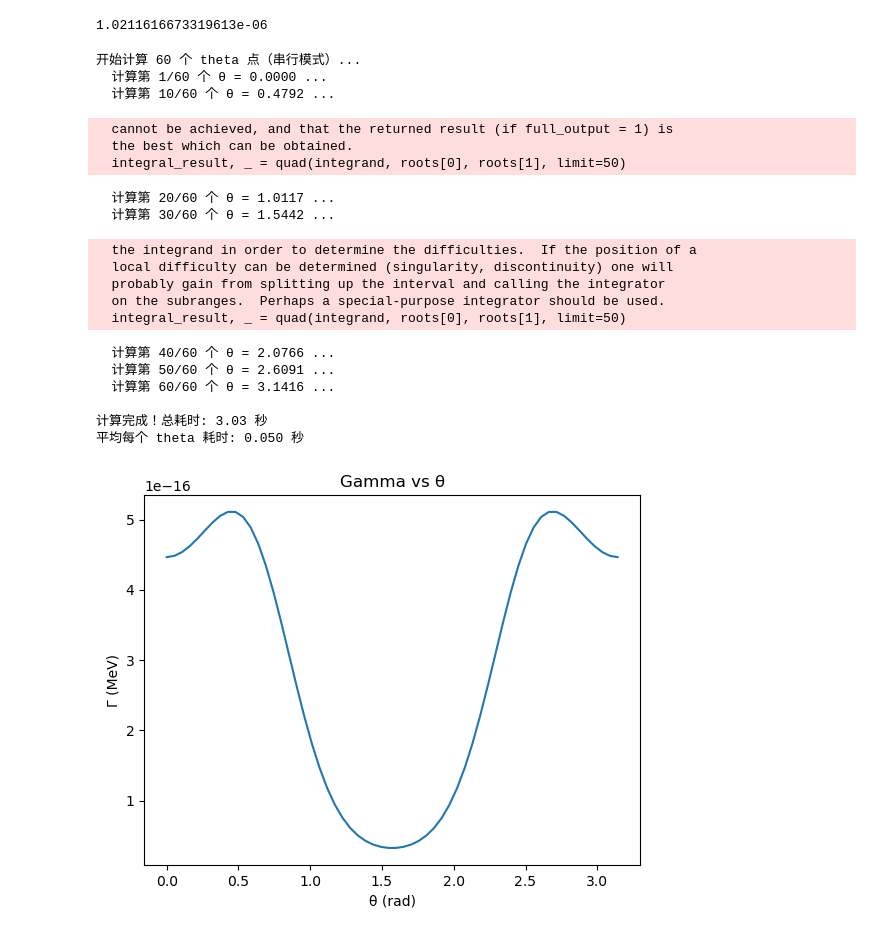
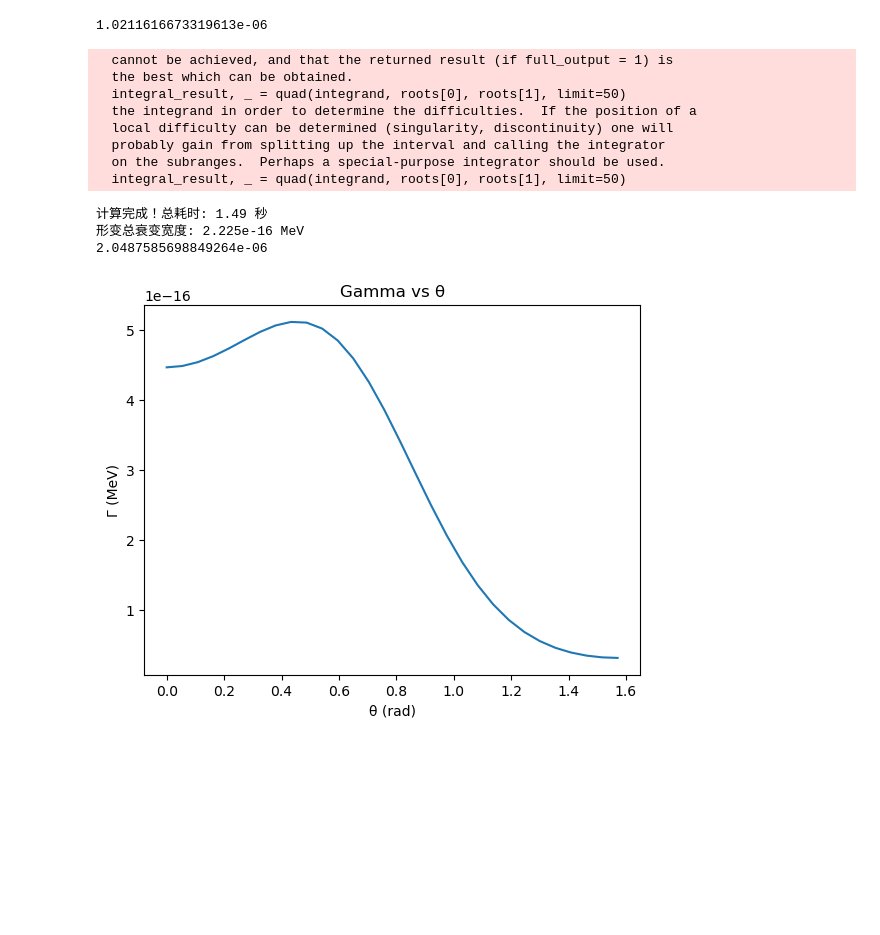
Before and after one commit to Duohereshui99/fit.test, a Jupyter notebook: ff/ff.ipynb, the cells around one changed output. Drawn from its saved outputs; the diff is of its cells as text; code cells hidden in the pictures; blank space fills up the shorter version.

```diff
--- a/ff/ff.ipynb
+++ b/ff/ff.ipynb
@@ -197,26 +195,19 @@ def compute_gamma_for_theta(theta, m1, m2, z1, z2, Rc0, V0, a0, r0, P0, beta2, b
     action, _ = quad(k, roots[1], roots[2], limit=50)
     Gamma = P0 * F * hbarc**2 / (4 * mu) * np.exp(-2 * action)
 
-
+# Gamma(theta)
     return Gamma
 
-def Model(m1, m2, z1, z2, Rc0, V0, a0, r0, P0, beta2, beta4, beta2tilde, beta4tilde, n_theta):
-    """
-    计算 Gamma(theta) 在 [0, π] 上的数组（串行版本，无并行）
-    n_theta: theta 网格点数，默认 120
-    """
+def Model(m1, m2, z1, z2, Rc0, V0, a0, r0, P0, beta2, beta4, beta2tilde, beta4tilde, n_theta=30):
+
     import time
     start_time = time.time()
 
-    theta_grid = np.linspace(0, np.pi, n_theta)
-
-    print(f"开始计算 {n_theta} 个 theta 点（串行模式）...")
+    theta_grid = np.linspace(0, np.pi/2, n_theta)
+    sin_theta = np.sin(theta_grid)
 
     gamma_list = []
     for idx, theta in enumerate(theta_grid, 1):
-        # 打印进度（每 10 个点输出一次）
-        if idx % 10 == 0 or idx == 1 or idx == n_theta:
-            print(f"  计算第 {idx}/{n_theta} 个 θ = {theta:.4f} ...")
 
         gamma = compute_gamma_for_theta(
             theta, m1, m2, z1, z2, Rc0, V0, a0, r0, P0, beta2, beta4, beta2tilde, beta4tilde
@@ -224,46 +215,40 @@ def Model(m1, m2, z1, z2, Rc0, V0, a0, r0, P0, beta2, beta4, beta2tilde, beta4ti
         gamma_list.append(gamma)
 
     Gamma_array = np.array(gamma_list)
+    integrand = Gamma_array * sin_theta
+    Gamma_total = simpson(integrand, x=theta_grid)
 
     total_time = time.time() - start_time
+
     print(f"\n计算完成！总耗时: {total_time:.2f} 秒")
-    print(f"平均每个 theta 耗时: {total_time / n_theta:.3f} 秒")
 
-    # 返回 theta 和 Gamma 的对应关系
-    return theta_grid, Gamma_array
+# Gamma(theta)
+    return theta_grid, Gamma_array, Gamma_total
 # %%
 gamma_0=compute_gamma_for_theta(0, m1, m2, z1, z2, Rc0, V0, a0, r0, P0, beta2, beta4, beta2tilde, beta4tilde)
 print(hbarc*np.log(2)/gamma_0*1/3*1e-23)
 # %% [output]
 1.0211616673319613e-06
 # %%
-theta_arr, Gamma_arr = Model(m1, m2, z1, z2, Rc0, V0, a0, r0, P0, beta2, beta4, beta2tilde, beta4tilde, n_theta=60)
+theta_arr, Gamma_arr, Gamma_ave = Model(m1, m2, z1, z2, Rc0, V0, a0, r0, P0, beta2, beta4, beta2tilde, beta4tilde)
 
-# 画图查看
-import matplotlib.pyplot as plt
+print(f"形变总衰变宽度: {Gamma_ave:.3e} MeV")
+print(hbarc*np.log(2)/Gamma_ave*1/3*1e-23)
 plt.plot(theta_arr, Gamma_arr)
 plt.xlabel("θ (rad)")
 plt.ylabel("Γ (MeV)")
 plt.title("Gamma vs θ")
 plt.show()
 # %% [output]
-开始计算 60 个 theta 点（串行模式）...
-  计算第 1/60 个 θ = 0.0000 ...
-  计算第 10/60 个 θ = 0.4792 ...
+  cannot be achieved, and that the returned result (if full_output = 1) is
+  the best which can be obtained.
+  integral_result, _ = quad(integrand, roots[0], roots[1], limit=50)
+  the integrand in order to determine the difficulties.  If the position of a
+  local difficulty can be determined (singularity, discontinuity) one will
+  probably gain from splitting up the interval and calling the integrator
+  on the subranges.  Perhaps a special-purpose integrator should be used.
+  integral_result, _ = quad(integrand, roots[0], roots[1], limit=50)
-  cannot be achieved, and that the returned result (if full_output = 1) is
-  the best which can be obtained.
-  integral_result, _ = quad(integrand, roots[0], roots[1], limit=50)
+计算完成！总耗时: 1.49 秒
+形变总衰变宽度: 2.225e-16 MeV
+2.0487585698849264e-06
-  计算第 20/60 个 θ = 1.0117 ...
-  计算第 30/60 个 θ = 1.5442 ...
-  the integrand in order to determine the difficulties.  If the position of a
-  local difficulty can be determined (singularity, discontinuity) one will
-  probably gain from splitting up the interval and calling the integrator
-  on the subranges.  Perhaps a special-purpose integrator should be used.
-  integral_result, _ = quad(integrand, roots[0], roots[1], limit=50)
-  计算第 40/60 个 θ = 2.0766 ...
-  计算第 50/60 个 θ = 2.6091 ...
-  计算第 60/60 个 θ = 3.1416 ...
-
-计算完成！总耗时: 3.03 秒
-平均每个 theta 耗时: 0.050 秒
-[figure, old version]
+[figure, new version]
```
Also changed, not shown: parts of 3 cells of this notebook.
